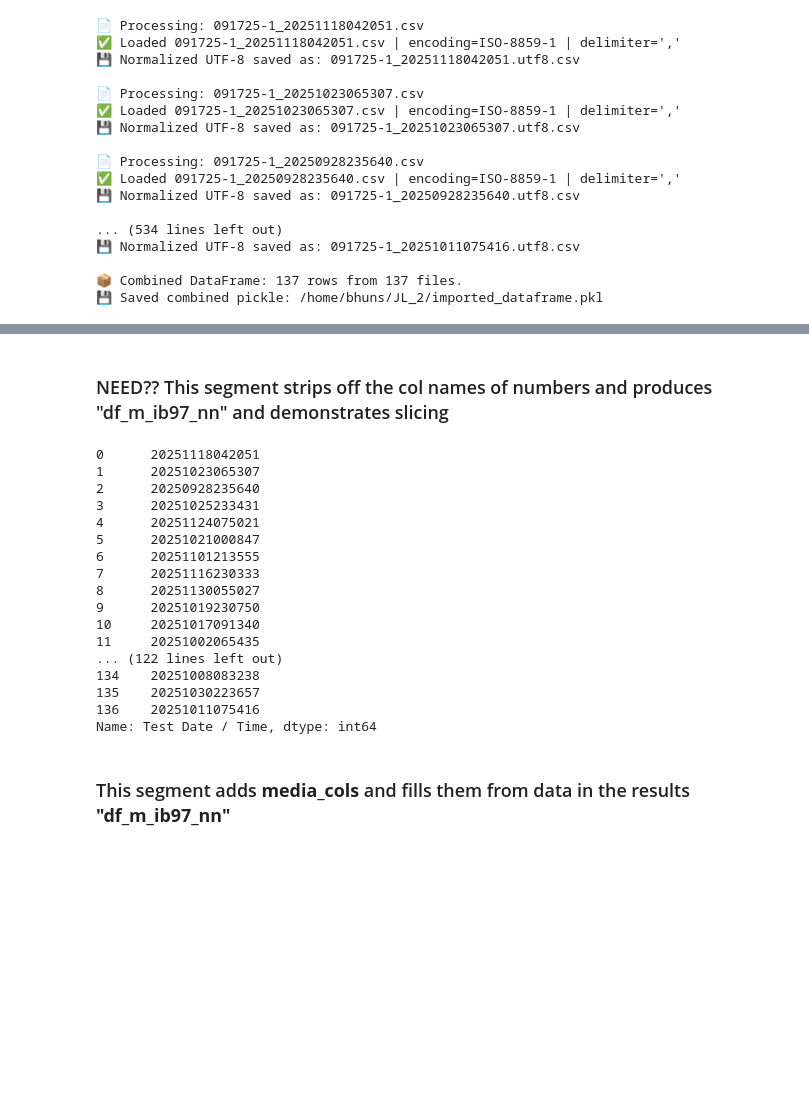
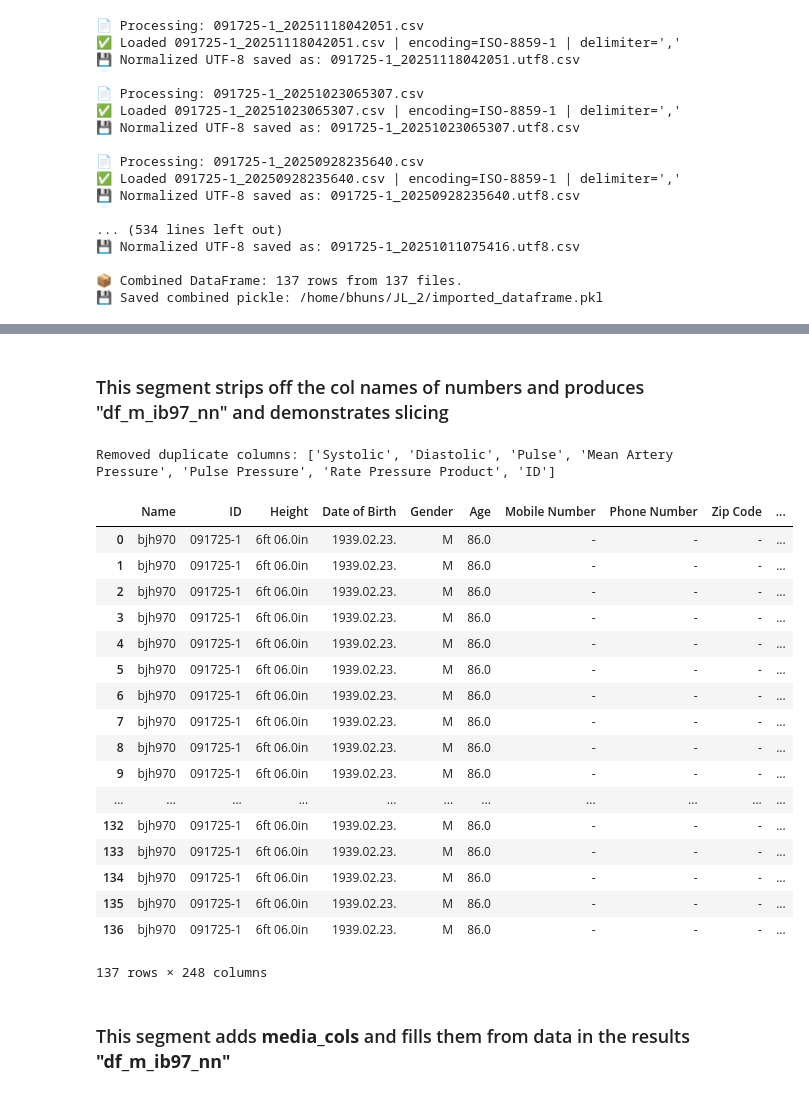
Before and after one commit to 1ratlabs/JL_2, a Jupyter notebook: col_wise_import_97.ipynb, the cells around one changed output, grey strips where cells are left out. Saved outputs shown, nothing was run; the diff lists cells and outputs as text; code cells hidden in the pictures; blank space fills up the shorter version.

```diff
--- a/col_wise_import_97.ipynb
+++ b/col_wise_import_97.ipynb
@@ -741,7 +744,7 @@ df_ib97_raw_flt[['1. Name', '2. ID','source_file','14. Test Date / Time']]
 # %%
 #verify df_ib97_raw
 # %% [markdown]
-### NEED?? This segment strips off the col names of numbers and produces "df_m_ib97_nn" and demonstrates slicing
+### This segment strips off the col names of numbers and produces "df_m_ib97_nn" and demonstrates slicing
 # %%
 df_ib97_nn = strip_numbers_from_columns(df_ib97_raw)
 #verify print(list(df_ib97_nn.columns))
@@ -751,27 +754,29 @@ df_ib97_nn = strip_numbers_from_columns(df_ib97_raw)
 # %%
 # need ??df_ib97_nn.columns
 # %%
-# drop_duplicate_columns(df_ib97_nn, keep='first', log=True)
+drop_duplicate_columns(df_ib97_nn, keep='first', log=True)
+# %% [output]
+Removed duplicate columns: ['Systolic', 'Diastolic', 'Pulse', 'Mean Artery Pressure', 'Pulse Pressure', 'Rate Pressure Product', 'ID']
+|  | Name | ID | Height | Date of Birth | Gender | Age | Mobile Number | Phone Number | Zip Code | ... |
+| 0 | bjh970 | 091725-1 | 6ft 06.0in | 1939.02.23. | M | 86.0 | - | - | - | ... |
+| 1 | bjh970 | 091725-1 | 6ft 06.0in | 1939.02.23. | M | 86.0 | - | - | - | ... |
+| 2 | bjh970 | 091725-1 | 6ft 06.0in | 1939.02.23. | M | 86.0 | - | - | - | ... |
+| 3 | bjh970 | 091725-1 | 6ft 06.0in | 1939.02.23. | M | 86.0 | - | - | - | ... |
+| 4 | bjh970 | 091725-1 | 6ft 06.0in | 1939.02.23. | M | 86.0 | - | - | - | ... |
+| 5 | bjh970 | 091725-1 | 6ft 06.0in | 1939.02.23. | M | 86.0 | - | - | - | ... |
+| 6 | bjh970 | 091725-1 | 6ft 06.0in | 1939.02.23. | M | 86.0 | - | - | - | ... |
+| 7 | bjh970 | 091725-1 | 6ft 06.0in | 1939.02.23. | M | 86.0 | - | - | - | ... |
+| 8 | bjh970 | 091725-1 | 6ft 06.0in | 1939.02.23. | M | 86.0 | - | - | - | ... |
+| 9 | bjh970 | 091725-1 | 6ft 06.0in | 1939.02.23. | M | 86.0 | - | - | - | ... |
+| ... | ... | ... | ... | ... | ... | ... | ... | ... | ... | ... |
+| 132 | bjh970 | 091725-1 | 6ft 06.0in | 1939.02.23. | M | 86.0 | - | - | - | ... |
+| 133 | bjh970 | 091725-1 | 6ft 06.0in | 1939.02.23. | M | 86.0 | - | - | - | ... |
+| 134 | bjh970 | 091725-1 | 6ft 06.0in | 1939.02.23. | M | 86.0 | - | - | - | ... |
+| 135 | bjh970 | 091725-1 | 6ft 06.0in | 1939.02.23. | M | 86.0 | - | - | - | ... |
+| 136 | bjh970 | 091725-1 | 6ft 06.0in | 1939.02.23. | M | 86.0 | - | - | - | ... |
+137 rows × 248 columns
 # %%
 # need ? remove_ib_duplicates_Test_Date_Time(df_ib97_nn, subset_cols=None)
 # %%
-df_ib97_nn["Test Date / Time"]
+# verify df_ib97_nn["Test Date / Time"]
-# %% [output]
-0      20251118042051
-1      20251023065307
-2      20250928235640
-3      20251025233431
-4      20251124075021
-5      20251021000847
-6      20251101213555
-7      20251116230333
-8      20251130055027
-9      20251019230750
-10     20251017091340
-11     20251002065435
-... (122 lines left out)
-134    20251008083238
-135    20251030223657
-136    20251011075416
-Name: Test Date / Time, dtype: int64
 # %%
```
Also changed, not shown: parts of 10 cells of this notebook, 4 other files.
